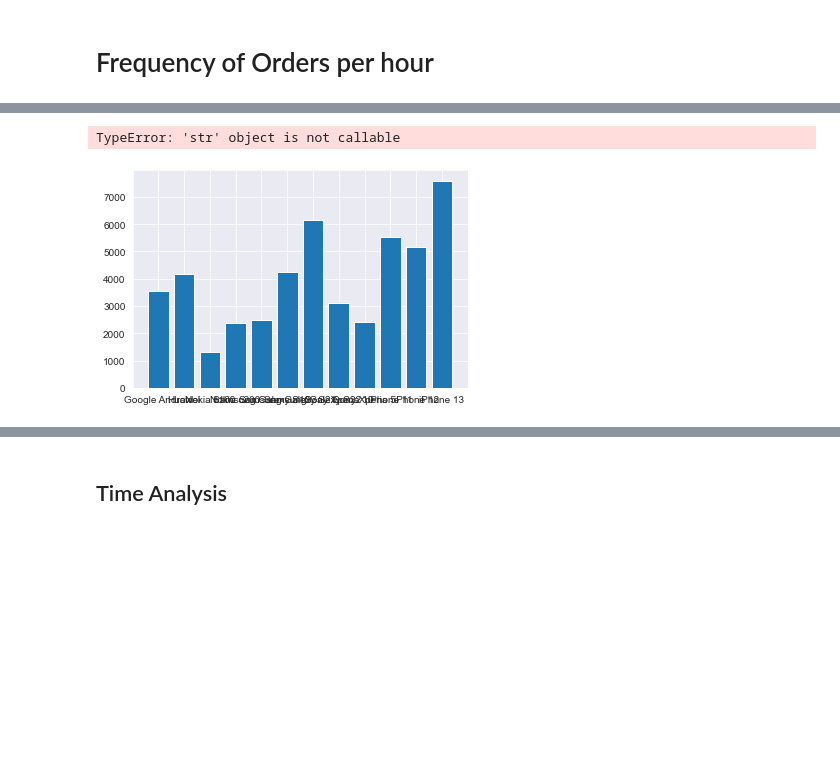
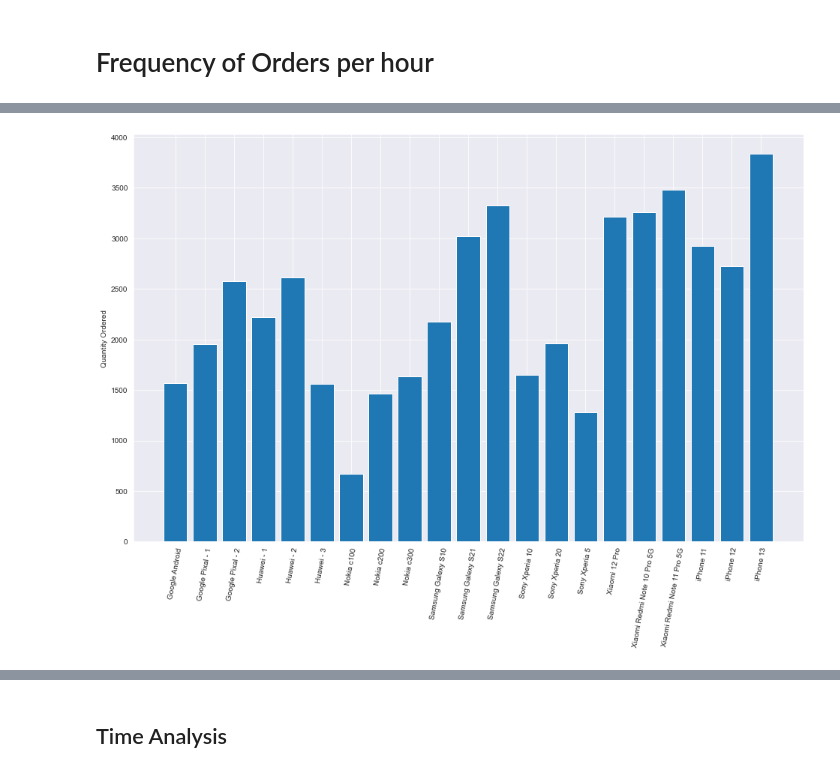
Before and after one commit to Lynch08/ProgDA_Project, a Jupyter notebook: Sales-Copy3.ipynb, the cells around one changed output, grey strips where cells are left out. Drawn from its saved outputs; the diff is of its cells as text; code cells hidden in the pictures; blank space fills up the shorter version.

```diff
--- a/Sales-Copy3.ipynb
+++ b/Sales-Copy3.ipynb
@@ -15,15 +75,24 @@ import matplotlib.pyplot as plt
 phones = { 'iPhone 13':[1000, 12],
           'iPhone 12':[700,8],
           'Samsung Galexy S22':[1100,10],
-          'Samsung Galexy S21':[800,7],
-          'Samsung Galexy S10':[300,4],
-          'Huawei':[350,7],
+          'Samsung Galexy S21':[800,9],
+          'Samsung Galexy S10':[300,7],
+          'Xiaomi 12 Pro': [900, 10],
+          'Xiaomi Redmi Note 11 Pro 5G': [350, 11],
+          'Xiaomi Redmi Note 10 Pro 5G': [200, 10],
+          'Huawei - 1':[550, 7],
+          'Huawei - 2':[350, 8],
+          'Huawei - 3':[200, 5],
           'Nokia c200':[400,4],
-          'Google Android': [900,6],
+          'Google Android': [500,5],
+          'Google Pixal - 1': [700,6],
+          'Google Pixal - 2': [900,8],
           'iPhone 11':[500, 9],
+          'Sony Xperia 20':[800,6],
           'Sony Xperia 10':[700,5],
           'Sony Xperia 5':[450,4],
-          'Nokia c100':[200,2]}
+          'Nokia c100':[200,2],
+          'Nokia c300':[600,5]}
 # %%
 # Columns for Dataframe
 columns = ['Order ID', 'Phone', 'Quatity Ordered', 'Price Each', 'Order Date', 'Purchase Country_City']
@@ -384,12 +445,12 @@ Name: Quatity Ordered, dtype: int32
 # %%
 products = [product for product, df in phone_type]
 # %%
+plt.figure(figsize=(16,10))
 plt.bar(products,qty_ord)
-plt.xlabel('Phone Type')
+
 plt.ylabel('Quantity Ordered')
 
-plt.xticks(products, rotation = 90)
+plt.xticks(products, rotation = 80)
 plt.show()
 # %% [output]
-TypeError: 'str' object is not callable
-[figure, old version]
+[figure, new version]
```
Also changed, not shown: parts of 31 cells of this notebook, 13 other files.
